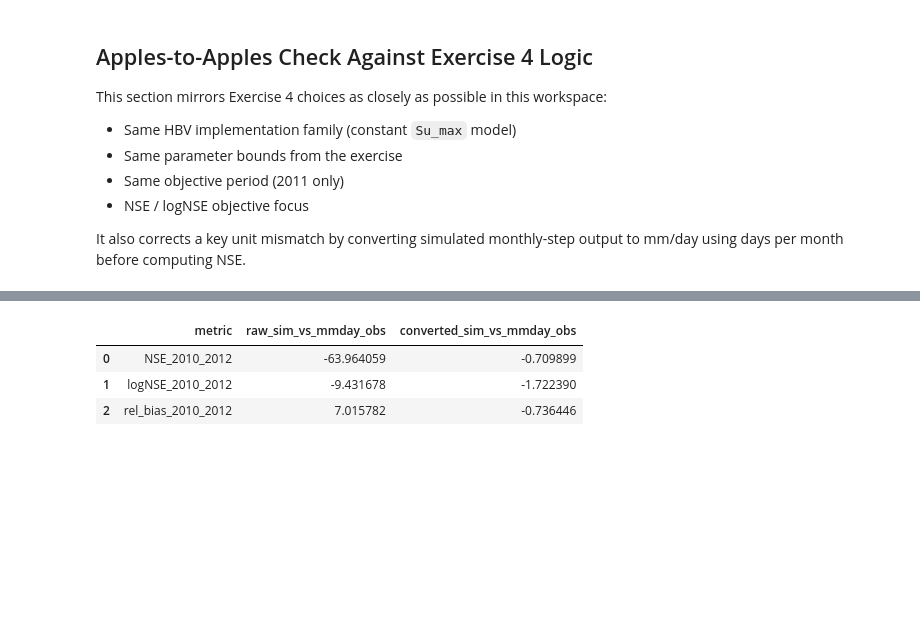
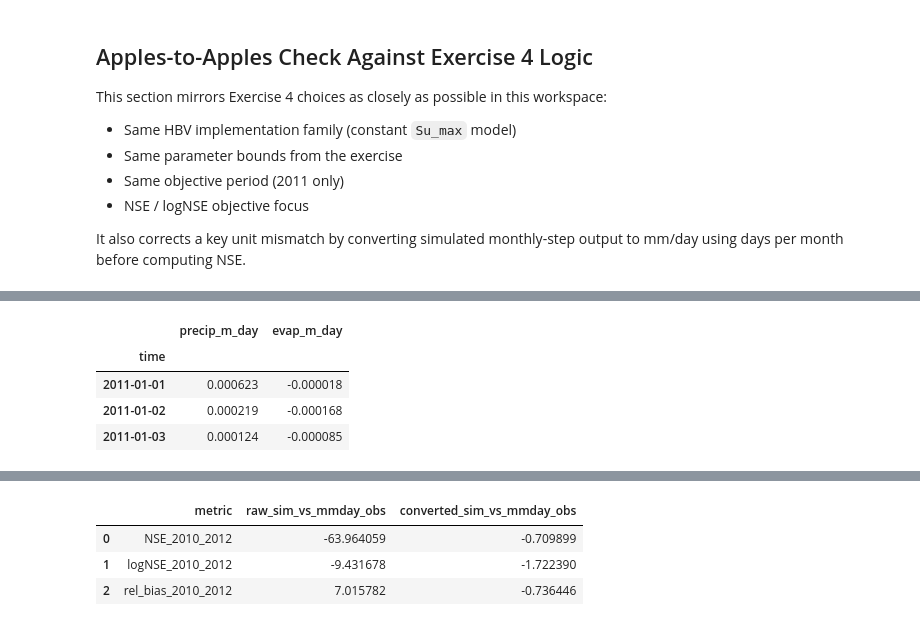
Before and after one commit to Doriswong35/teaching-materials, a Jupyter notebook: Main_project/Temp_constant_calval.ipynb, the cells around one changed output, grey strips where cells are left out. Saved outputs shown, nothing was run; the diff lists cells and outputs as text; code cells hidden in the pictures; blank space fills up the shorter version.

```diff
--- a/Main_project/Temp_constant_calval.ipynb
+++ b/Main_project/Temp_constant_calval.ipynb
@@ -268,3 +270,48 @@ This section mirrors Exercise 4 choices as closely as possible in this workspace
 - NSE / logNSE objective focus
 
 It also corrects a key unit mismatch by converting simulated monthly-step output to mm/day using days per month before computing NSE.
+# %%
+# Import hourly data, resample to daily, and clip to Exercise 3 period (2010-2012)
+from pathlib import Path
+import pandas as pd
+
+base_path = globals().get('base', Path('/Users/doriswong/Documents/ENVM1502/teaching-materials/Main_project'))
+
+df_p = pd.read_csv(base_path / 'ERA5_total_precipitation_hourly_2011-01-01_2017-12-31.csv')
+df_e = pd.read_csv(base_path / 'ERA5_total_evaporation_hourly_2011-01-01_2017-12-31.csv')
+
+# Parse hourly timestamp format like 20110101T00
+for frame in (df_p, df_e):
+    frame['time'] = pd.to_datetime(frame['system:index'].astype(str), format='%Y%m%dT%H')
+
+p_col = [c for c in df_p.columns if c not in ['system:index', 'time']][0]
+e_col = [c for c in df_e.columns if c not in ['system:index', 'time']][0]
+
+# Sum hourly depths to daily totals (ERA5 hourly totals are accumulated depth per hour)
+df_p_daily = (
+    df_p.set_index('time')[[p_col]]
+    .resample('D').sum()
+    .rename(columns={p_col: 'precip_m_day'})
+)
+
+df_e_daily = (
+    df_e.set_index('time')[[e_col]]
+    .resample('D').sum()
+    .rename(columns={e_col: 'evap_m_day'})
+)
+
+# Clip to the Exercise 3 period
+start_ex3 = pd.Timestamp('2010-01-01')
+end_ex3 = pd.Timestamp('2012-12-31')
+
+df_p_daily = df_p_daily.loc[start_ex3:end_ex3]
+df_e_daily = df_e_daily.loc[start_ex3:end_ex3]
+
+# Overwrite df_p and df_e with daily clipped data for downstream use
+df_p = df_p_daily.copy()
+df_e = df_e_daily.copy()
+
+print('Daily precipitation range:', df_p.index.min(), 'to', df_p.index.max(), '| n =', len(df_p))
+print('Daily evaporation range:  ', df_e.index.min(), 'to', df_e.index.max(), '| n =', len(df_e))
+pd.concat([df_p.head(3), df_e.head(3)], axis=1)
+# %% [output]
@@ -270,0 +320,5 @@ It also corrects a key unit mismatch by converting simulated monthly-step output
+|  | precip_m_day | evap_m_day |
+| time |  |  |
+| 2011-01-01 | 0.000623 | -0.000018 |
+| 2011-01-02 | 0.000219 | -0.000168 |
+| 2011-01-03 | 0.000124 | -0.000085 |
```
Also changed, not shown: parts of 9 cells of this notebook, 2 other files.
